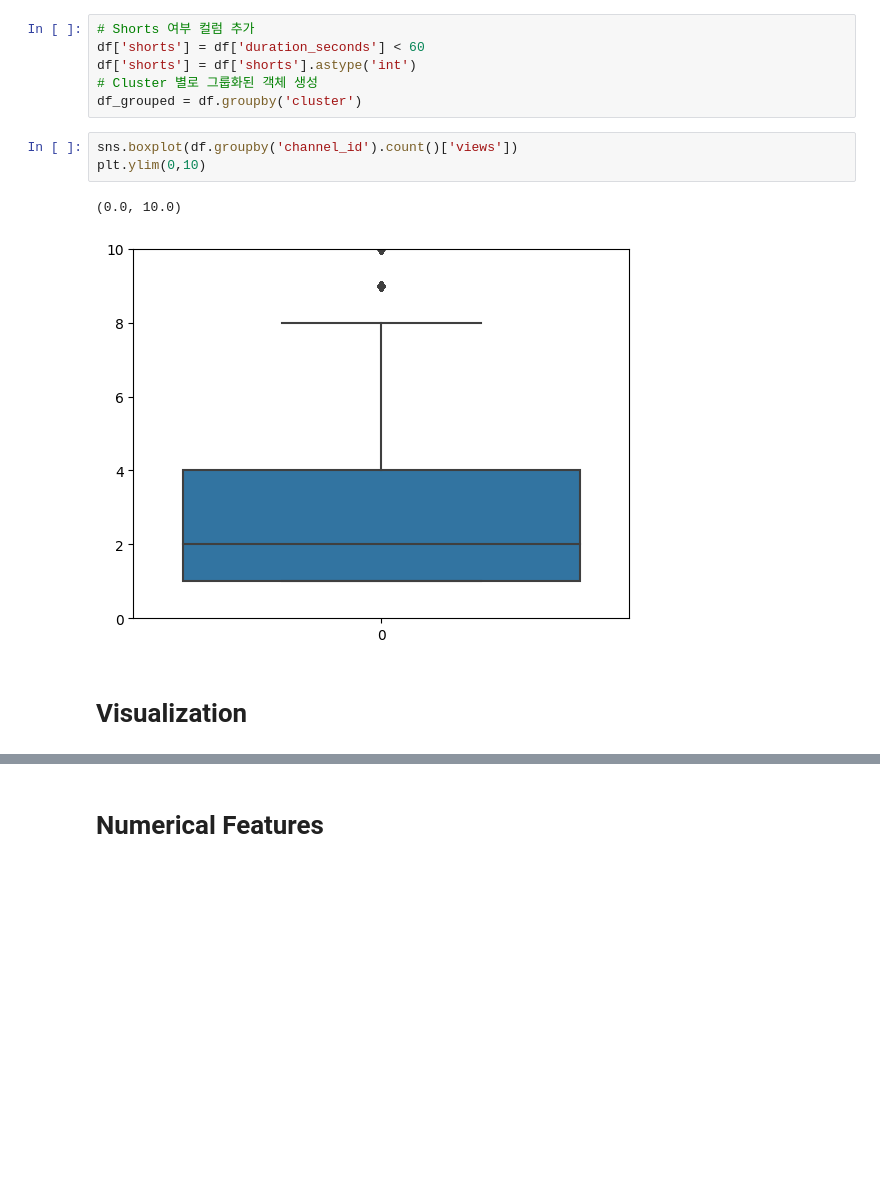
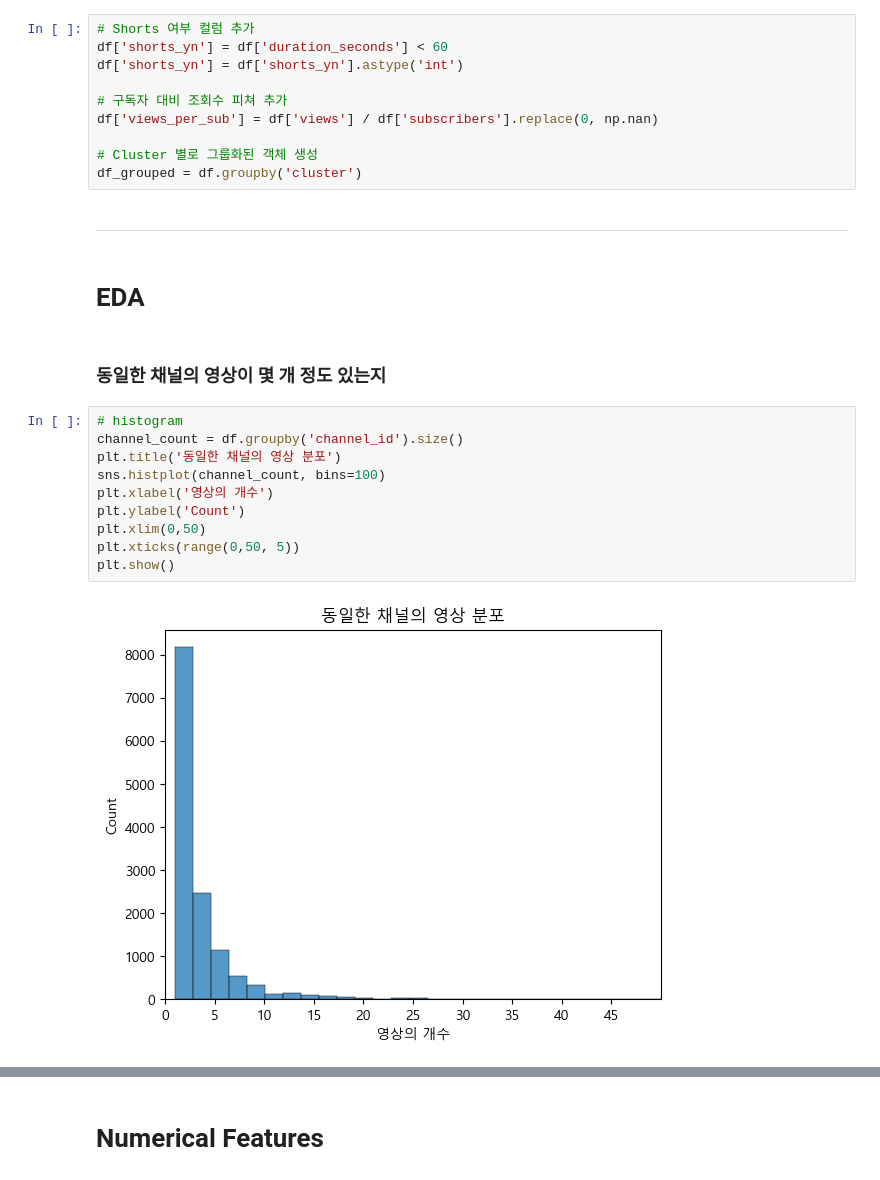
Before and after one commit to Hasaero/Content-Evaluation-Model, a Jupyter notebook: Cluster_EDA.ipynb, the cells around one changed output, grey strips where cells are left out. Saved outputs shown, nothing was run; the diff lists cells and outputs as text; blank space fills up the shorter version.

```diff
--- a/Cluster_EDA.ipynb
+++ b/Cluster_EDA.ipynb
@@ -34,14 +69,28 @@ Index(['views', 'likes', 'ads_yn', 'duration_seconds', 'subscribers',
 # %%
 # Shorts 여부 컬럼 추가
-df['shorts'] = df['duration_seconds'] < 60
-df['shorts'] = df['shorts'].astype('int')
+df['shorts_yn'] = df['duration_seconds'] < 60
+df['shorts_yn'] = df['shorts_yn'].astype('int')
+
+# 구독자 대비 조회수 피쳐 추가
+df['views_per_sub'] = df['views'] / df['subscribers'].replace(0, np.nan)
+
 # Cluster 별로 그룹화된 객체 생성
 df_grouped = df.groupby('cluster')
-# %%
-sns.boxplot(df.groupby('channel_id').count()['views'])
-plt.ylim(0,10)
-# %% [output]
-(0.0, 10.0)
-[figure, removed]
 # %% [markdown]
-# Visualization
+---
+# %% [markdown]
+# EDA
+# %% [markdown]
+### 동일한 채널의 영상이 몇 개 정도 있는지
+# %%
+# histogram
+channel_count = df.groupby('channel_id').size()
+plt.title('동일한 채널의 영상 분포')
+sns.histplot(channel_count, bins=100)
+plt.xlabel('영상의 개수')
+plt.ylabel('Count')
+plt.xlim(0,50)
+plt.xticks(range(0,50, 5))
+plt.show()
+# %% [output]
+[figure, added]
```
Also changed, not shown: parts of 53 cells of this notebook.
